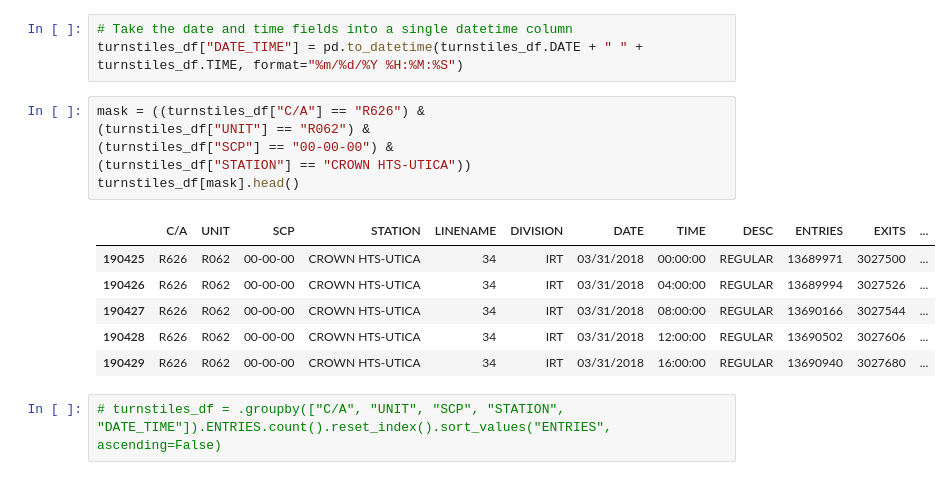
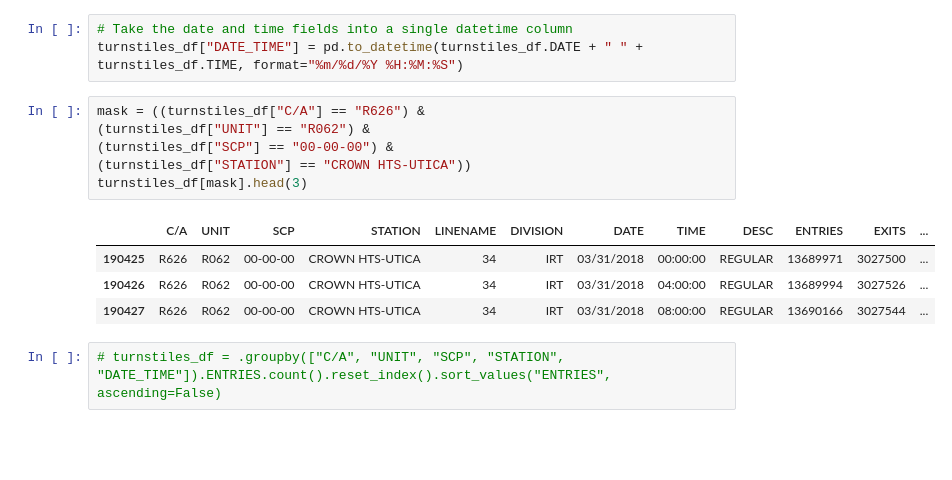
Before and after one commit to cyrus-rustomji/metis_projects, a Jupyter notebook: FirstProejct.ipynb, the cells around one changed output. Cells and saved outputs as stored; diff of their text form; blank space fills up the shorter version.

```diff
--- a/FirstProejct.ipynb
+++ b/FirstProejct.ipynb
@@ -188,16 +173,14 @@ turnstiles_df["DATE_TIME"] = pd.to_datetime(turnstiles_df.DATE + " " + turnstile
 # %%
 mask = ((turnstiles_df["C/A"] == "R626") &
 (turnstiles_df["UNIT"] == "R062") &
 (turnstiles_df["SCP"] == "00-00-00") &
 (turnstiles_df["STATION"] == "CROWN HTS-UTICA"))
-turnstiles_df[mask].head()
+turnstiles_df[mask].head(3)
 # %% [output]
 |  | C/A | UNIT | SCP | STATION | LINENAME | DIVISION | DATE | TIME | DESC | ENTRIES | EXITS | ... |
 | 190425 | R626 | R062 | 00-00-00 | CROWN HTS-UTICA | 34 | IRT | 03/31/2018 | 00:00:00 | REGULAR | 13689971 | 3027500 | ... |
 | 190426 | R626 | R062 | 00-00-00 | CROWN HTS-UTICA | 34 | IRT | 03/31/2018 | 04:00:00 | REGULAR | 13689994 | 3027526 | ... |
 | 190427 | R626 | R062 | 00-00-00 | CROWN HTS-UTICA | 34 | IRT | 03/31/2018 | 08:00:00 | REGULAR | 13690166 | 3027544 | ... |
-| 190428 | R626 | R062 | 00-00-00 | CROWN HTS-UTICA | 34 | IRT | 03/31/2018 | 12:00:00 | REGULAR | 13690502 | 3027606 | ... |
-| 190429 | R626 | R062 | 00-00-00 | CROWN HTS-UTICA | 34 | IRT | 03/31/2018 | 16:00:00 | REGULAR | 13690940 | 3027680 | ... |
 # %%
 # turnstiles_df = .groupby(["C/A", "UNIT", "SCP", "STATION", "DATE_TIME"]).ENTRIES.count().reset_index().sort_values("ENTRIES", ascending=False)
 # %%
```
Also changed, not shown: parts of 95 cells of this notebook.
